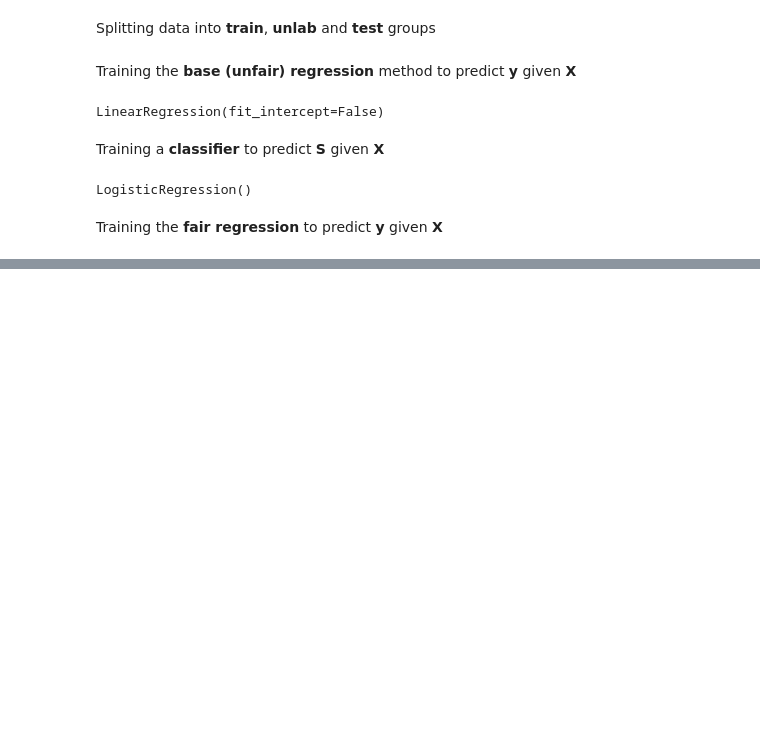
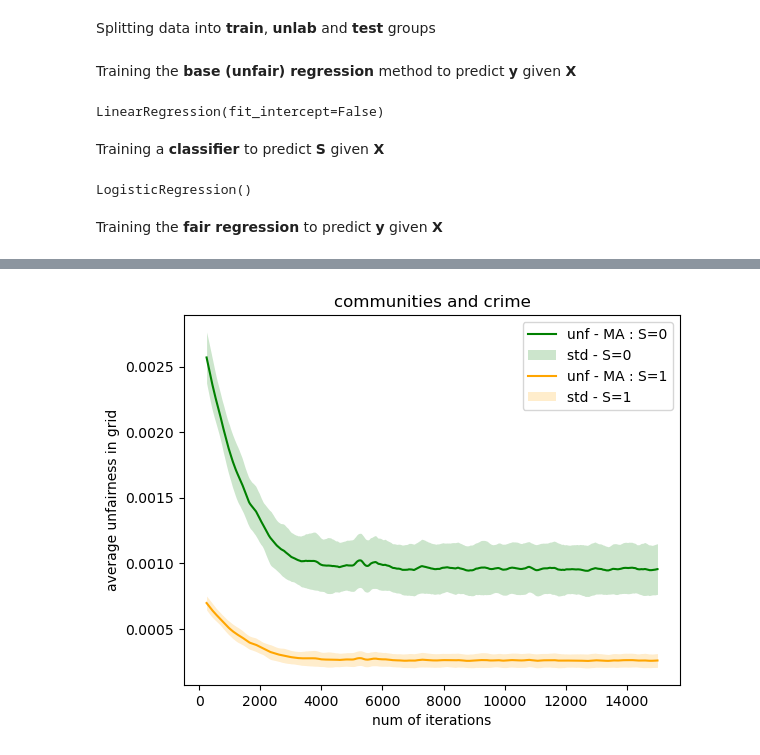
Before and after one commit to taturyan/unaware-fair-reg, a Jupyter notebook: CommunitiesCrime_experiments.ipynb, the cells around one changed output, grey strips where cells are left out. Saved outputs shown, nothing was run; the diff lists cells and outputs as text; code cells hidden in the pictures; blank space fills up the shorter version.

```diff
--- a/CommunitiesCrime_experiments.ipynb
+++ b/CommunitiesCrime_experiments.ipynb
@@ -136,0 +97,4 @@ DP_unfairness(y_test, S_test, bins=bins)
+# %%
+plot_unfairness_history(avg_unf_all, T=T, moving_av=100, K=2, dataset='communities and crime')
+# %% [output]
+[figure, added]
```
Also changed, not shown: parts of 29 cells of this notebook.
